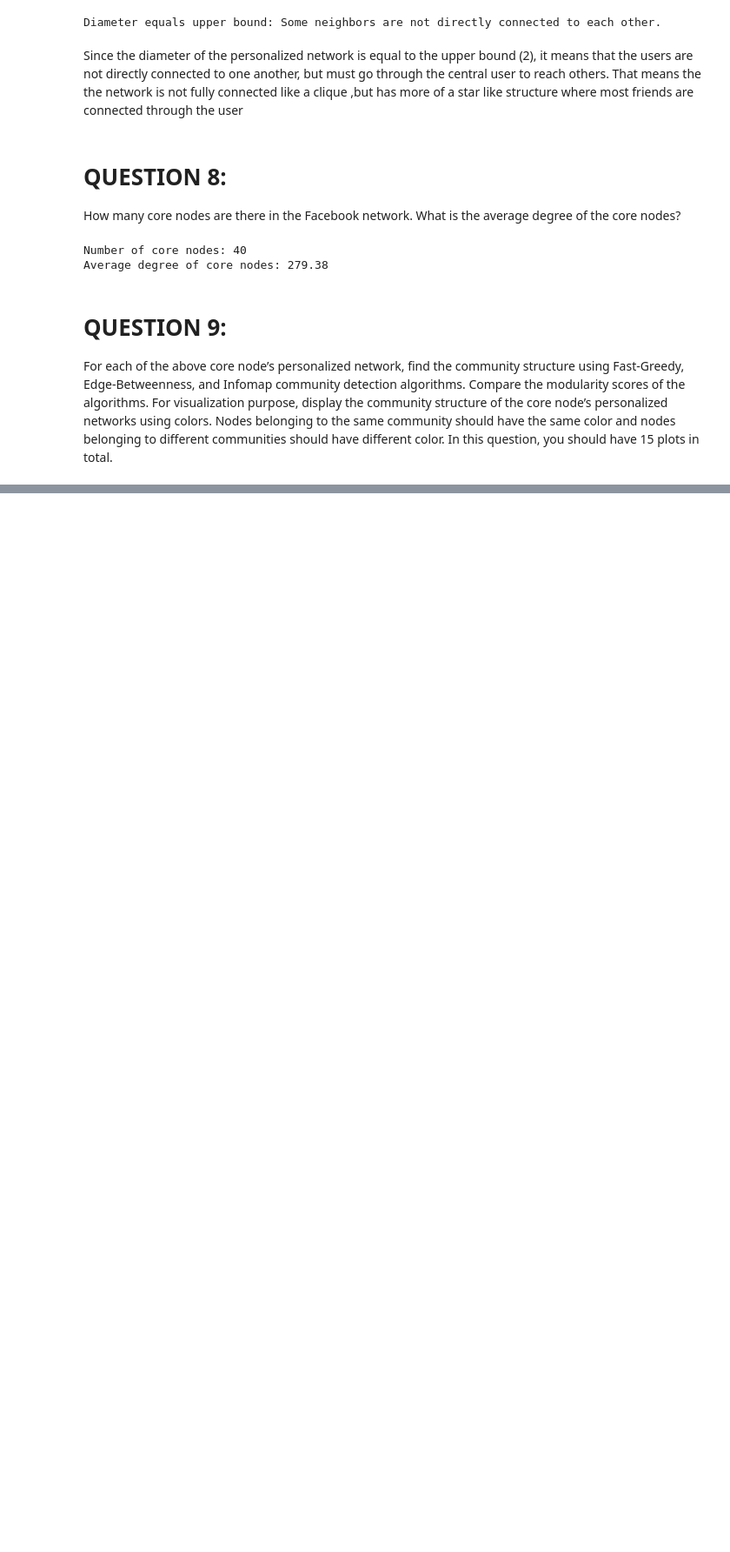
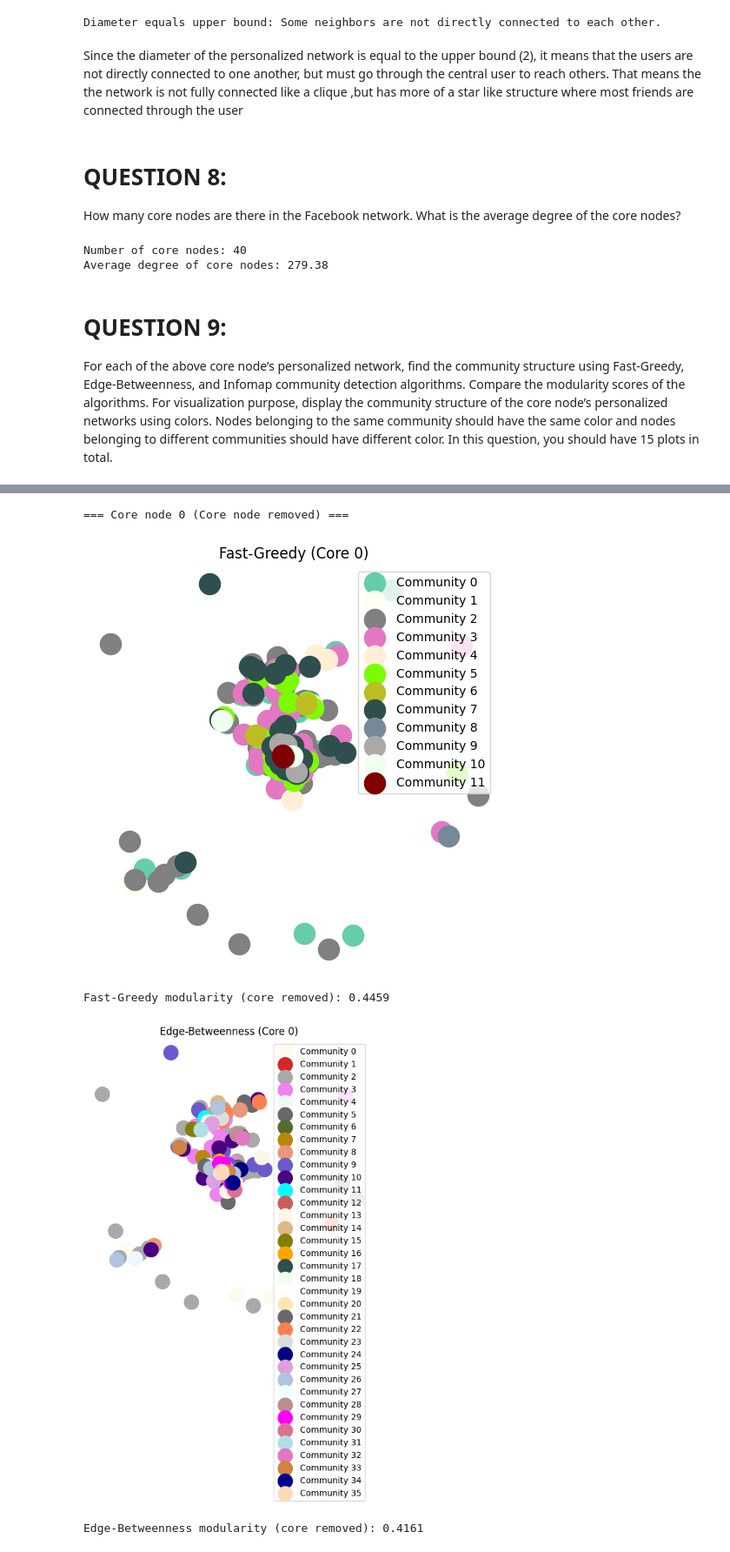
Before and after one commit to anwxwna/232E_sp26, a Jupyter notebook: project2.ipynb, the cells around one changed output, grey strips where cells are left out. Shown at 87% size. Saved outputs shown, nothing was run; the diff lists cells and outputs as text; code cells hidden in the pictures; blank space fills up the shorter version.

```diff
--- a/project2.ipynb
+++ b/project2.ipynb
@@ -270,0 +413,22 @@ Edge-Betweenness modularity: 0.5068
+# %%
+for core in core_nodes:
+    print(f"=== Core node {core} (Core node removed) ===")
+    G_personal = nx.ego_graph(G, core)
+    G_personal_removed = G_personal.copy()
+    G_personal_removed.remove_node(core)
+
+    # Now use the same functions as before
+    mod_fg = fast_greedy(G_personal_removed, core)
+    print(f"Fast-Greedy modularity (core removed): {mod_fg:.4f}")
+
+    mod_eb = edge_betweenness(G_personal_removed, core)
+    print(f"Edge-Betweenness modularity (core removed): {mod_eb:.4f}")
+
+    mod_im = infomap(G_personal_removed, core)
+    print(f"Infomap modularity (core removed): {mod_im:.4f}")
+# %% [output]
+=== Core node 0 (Core node removed) ===
+[figure, added]
+Fast-Greedy modularity (core removed): 0.4459
+[figure, added]
+Edge-Betweenness modularity (core removed): 0.4161
```
Also changed, not shown: parts of 15 cells of this notebook.
